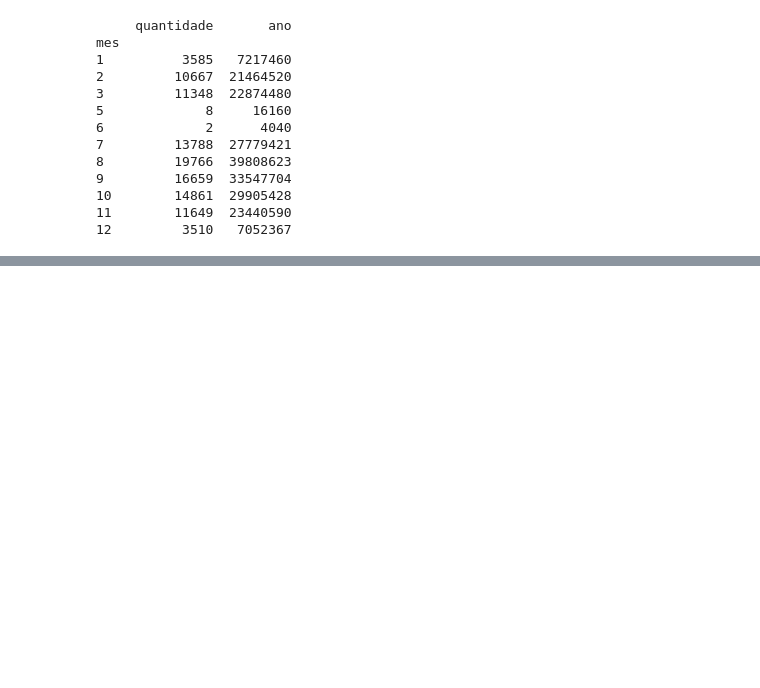
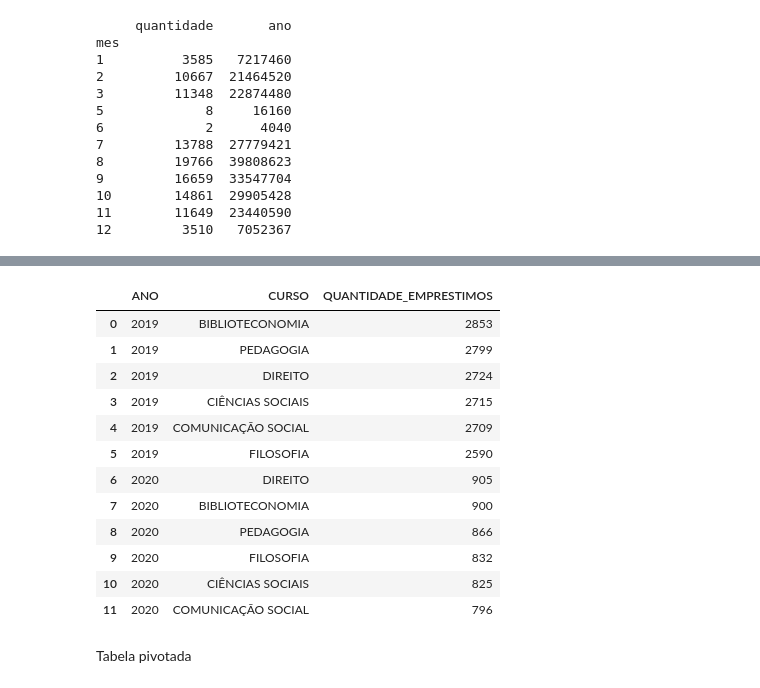
Before and after one commit to AndreiaRizzo/Analise-de-dados, a Jupyter notebook: conjunto_de_dados.ipynb, the cells around one changed output, grey strips where cells are left out. Saved outputs shown, nothing was run; the diff lists cells and outputs as text; code cells hidden in the pictures; blank space fills up the shorter version.

```diff
--- a/conjunto_de_dados.ipynb
+++ b/conjunto_de_dados.ipynb
@@ -338,0 +819,3 @@ mes
+# %%
+cadastro_usuarios_cursos_selecionados = cadastro_usuarios_cursos.query("curso == ['BIBLIOTECONOMIA','CIÊNCIAS SOCIAIS','COMUNICAÇÃO SOCIAL','DIREITO','FILOSOFIA','PEDAGOGIA']")
+cadastro_usuarios_cursos_selecionados
@@ -338,0 +838,3 @@ mes
+# %%
+cadastro_usuarios_cursos_selecionados = matricula_data_de_emprestimo.merge(cadastro_usuarios_cursos_selecionados)
+cadastro_usuarios_cursos_selecionados
@@ -338,0 +843,13 @@ mes
+# %%
+import pandas as pd
+
+# Suponha que as colunas 'matricula_ou_siape' estejam presentes em ambos os DataFrames
+# Converter a coluna 'matricula_ou_siape' para string em ambos os DataFrames
+matricula_data_de_emprestimo['matricula_ou_siape'] = matricula_data_de_emprestimo['matricula_ou_siape'].astype(str)
+cadastro_usuarios_cursos_selecionados['matricula_ou_siape'] = cadastro_usuarios_cursos_selecionados['matricula_ou_siape'].astype(str)
+
+# Realizar a mesclagem dos DataFrames
+cadastro_usuarios_cursos_selecionados = matricula_data_de_emprestimo.merge(cadastro_usuarios_cursos_selecionados, on='matricula_ou_siape')
+
+# Exibir o DataFrame resultante
+print(cadastro_usuarios_cursos_selecionados.head())
@@ -338,0 +875,22 @@ mes
+# %%
+cadastro_usuarios_cursos_selecionados.data_emprestimo = cadastro_usuarios_cursos_selecionados.data_emprestimo.dt.year
+# %%
+emprestimos_cursos_selecionados = cadastro_usuarios_cursos_selecionados.iloc[:,[1,3]].value_counts().reset_index()
+emprestimos_cursos_selecionados.columns = ['ANO','CURSO','QUANTIDADE_EMPRESTIMOS']
+emprestimos_cursos_selecionados
+# %% [output]
+|  | ANO | CURSO | QUANTIDADE_EMPRESTIMOS |
+| 0 | 2019 | BIBLIOTECONOMIA | 2853 |
+| 1 | 2019 | PEDAGOGIA | 2799 |
+| 2 | 2019 | DIREITO | 2724 |
+| 3 | 2019 | CIÊNCIAS SOCIAIS | 2715 |
+| 4 | 2019 | COMUNICAÇÃO SOCIAL | 2709 |
+| 5 | 2019 | FILOSOFIA | 2590 |
+| 6 | 2020 | DIREITO | 905 |
+| 7 | 2020 | BIBLIOTECONOMIA | 900 |
+| 8 | 2020 | PEDAGOGIA | 866 |
+| 9 | 2020 | FILOSOFIA | 832 |
+| 10 | 2020 | CIÊNCIAS SOCIAIS | 825 |
+| 11 | 2020 | COMUNICAÇÃO SOCIAL | 796 |
+# %% [markdown]
+Tabela pivotada
```
Also changed, not shown: parts of 56 cells of this notebook, 2 other files.
